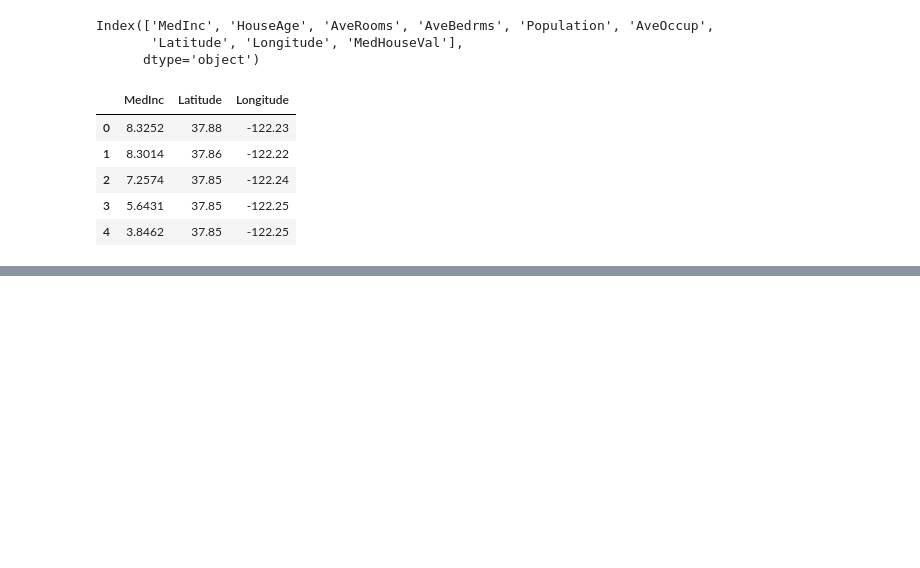
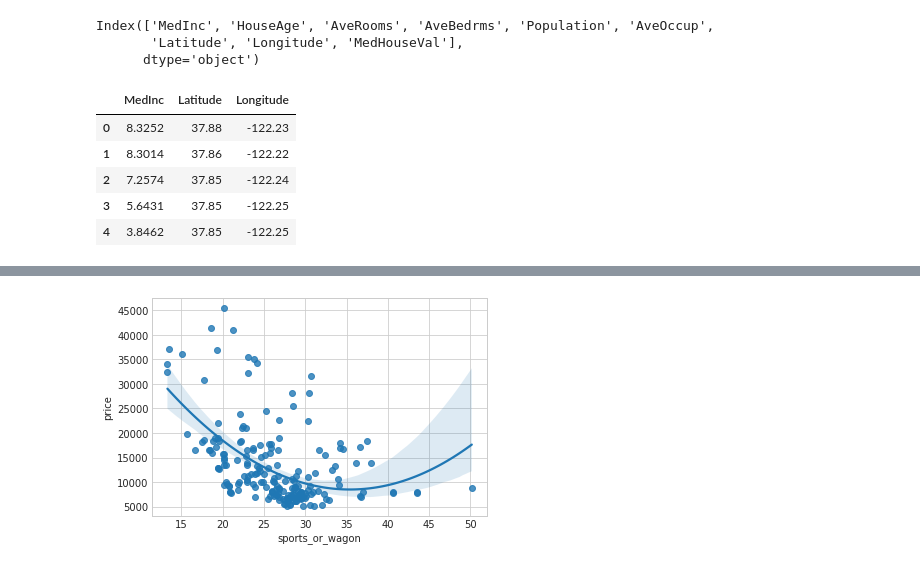
Before and after one commit to lilab001/ML-Toolkit, a Jupyter notebook: Mutual Information.ipynb, the cells around one changed output, grey strips where cells are left out. Cells and saved outputs as stored; diff of their text form; code cells hidden in the pictures; blank space fills up the shorter version.

```diff
--- a/Mutual Information.ipynb
+++ b/Mutual Information.ipynb
@@ -205,0 +314,5 @@ Index(['Type', 'LongestShell', 'Diameter', 'Height', 'WholeWeight',
+# %%
+df["sports_or_wagon"] = X.curb_weight / X.horsepower
+sns.regplot( x  = "sports_or_wagon" , y = "price" , data = df , order = 2 ) ;
+# %% [output]
+[figure, added]
```
Also changed, not shown: parts of 13 cells of this notebook.
